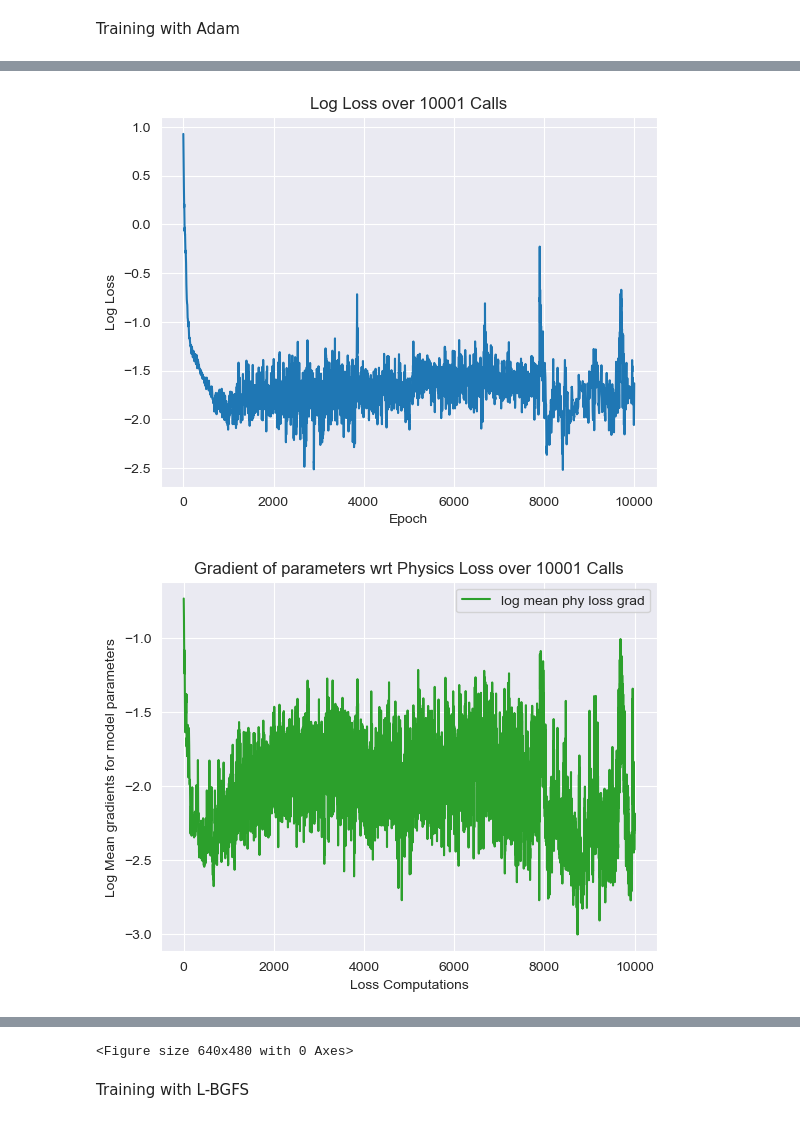
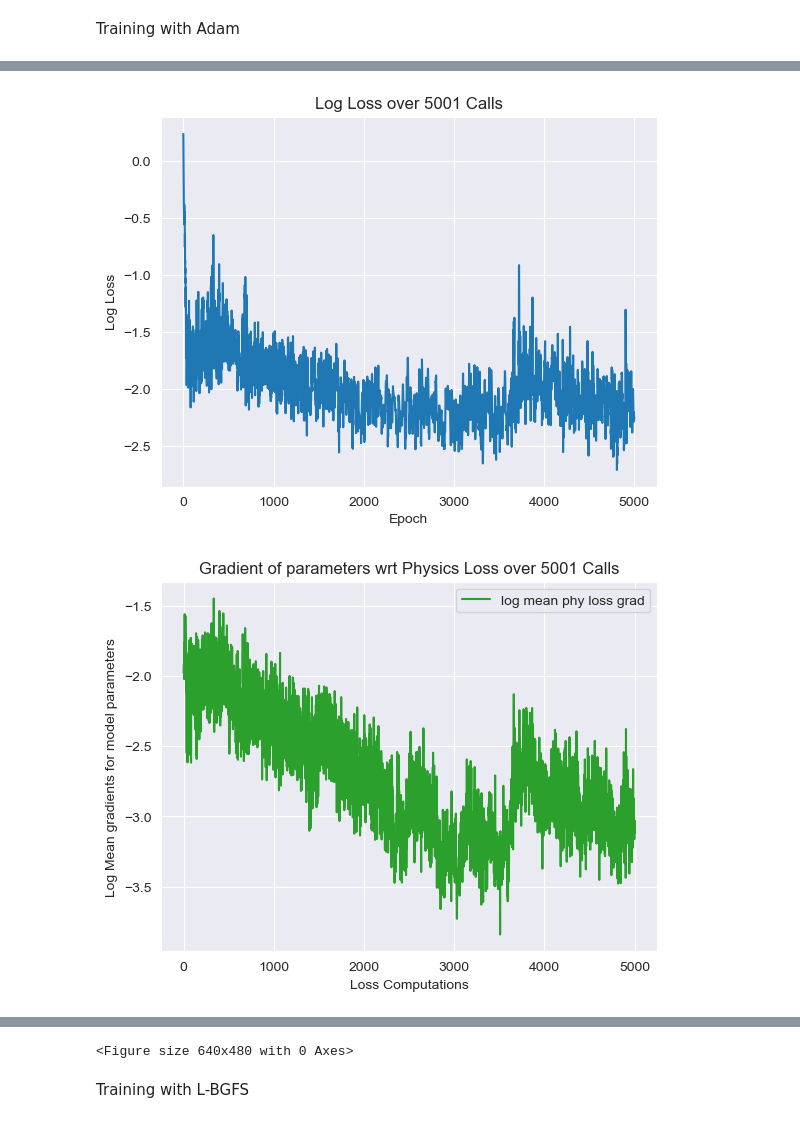
Before and after one commit to RoshenS/PINNs, a Jupyter notebook: 2. Extrapolation.ipynb, the cells around one changed output, grey strips where cells are left out. Cells and saved outputs as stored; diff of their text form; code cells hidden in the pictures.

```diff
--- a/2. Extrapolation.ipynb
+++ b/2. Extrapolation.ipynb
@@ -22,7 +22,7 @@ $ F(t) -c \frac{d\mathbf{x}}{d t}(t) - kx(t) = m\frac{d\mathbf{x^2}}{d t}(t)$
 $\frac{d\mathbf{x^2}}{d t}(t) = ( F(t) -c \frac{d\mathbf{x}}{d t}(t) - kx(t) ) /m$
 # %%
 # Physical Parameters, c = damping constant, k =  stiffness of spring, m = mass.
-p = dict(c=1.5, k=1, m=10, F=0, x0=1, dx0dt=0)
+p = dict(c=2, k=1, m=10, F=0, x0=1, dx0dt=0)
 p['d2x0dt2'] = (p['F'] - p['c']*p['dx0dt'] - p['k']*p['x0']) / p['m']
 
 #initial conditions
@@ -114,7 +114,7 @@ Creating vectors for all parameters to be modelled
 t = 30
 train_tuple = tuple()
 # Range of t to be modelled [0,30]S
-t_train = torch.linspace(0,t,64).view(-1,1)
+t_train = torch.linspace(0,t,128).view(-1,1)
 train_tuple += (t_train,)
 
 #setting other variables as constants
@@ -140,7 +140,7 @@ Creating the Model
 # %%
 # i_num nodes, i_len nodes per layer and Tanh activation fn, wide and shallow (64x4)
 i_num = 2
-i_len = 64
+i_len = 128
 #params to take and approximate
 params_in = 1
 params_out = 1
@@ -380,7 +380,7 @@ def closure():
 Training with Adam
 # %%
 # train
-n_epochs = (10001,201)
+n_epochs = (5001,201)
 w_update = 1
 # start with Adam optimizer
 optim = Adam(model.parameters())
@@ -391,7 +391,7 @@ for epoch in range(n_epochs[0]):
     optim.step(closure)
     best_model_adam = checkpoint(best_model_adam)
 
-    if not (epoch%w_update): ic_weight = weight_update_max_mean(w_update)
+    if not (epoch%w_update): ic_weight = weight_update_norm(w_update)
     if not (epoch%500): print(f'Finished epoch {epoch}, latest loss {prev_loss[-1]:.2E}')
 
 # plot for Adam optimization stage
@@ -417,2 +411,2 @@ Finished epoch 10000, latest loss 2.34E-02
-[figure, old version]
+[figure, new version]
-[figure, old version]
+[figure, new version]
```
Also changed, not shown: parts of 8 cells of this notebook.
